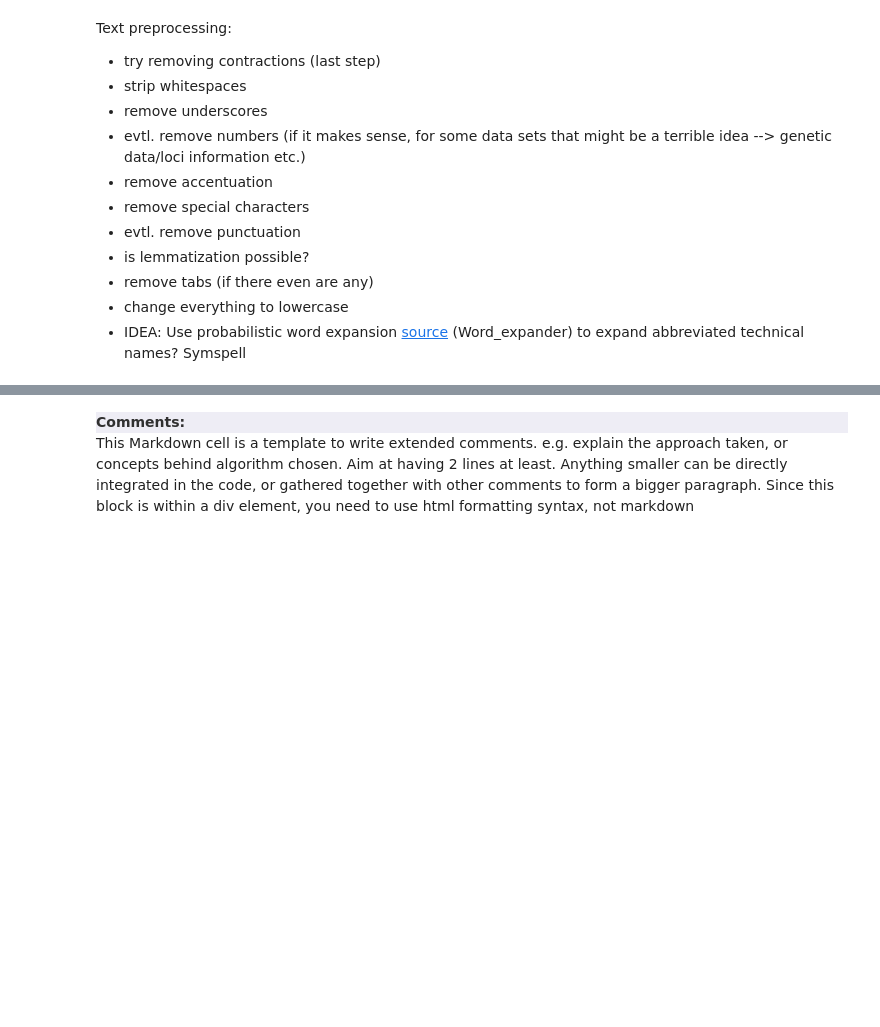
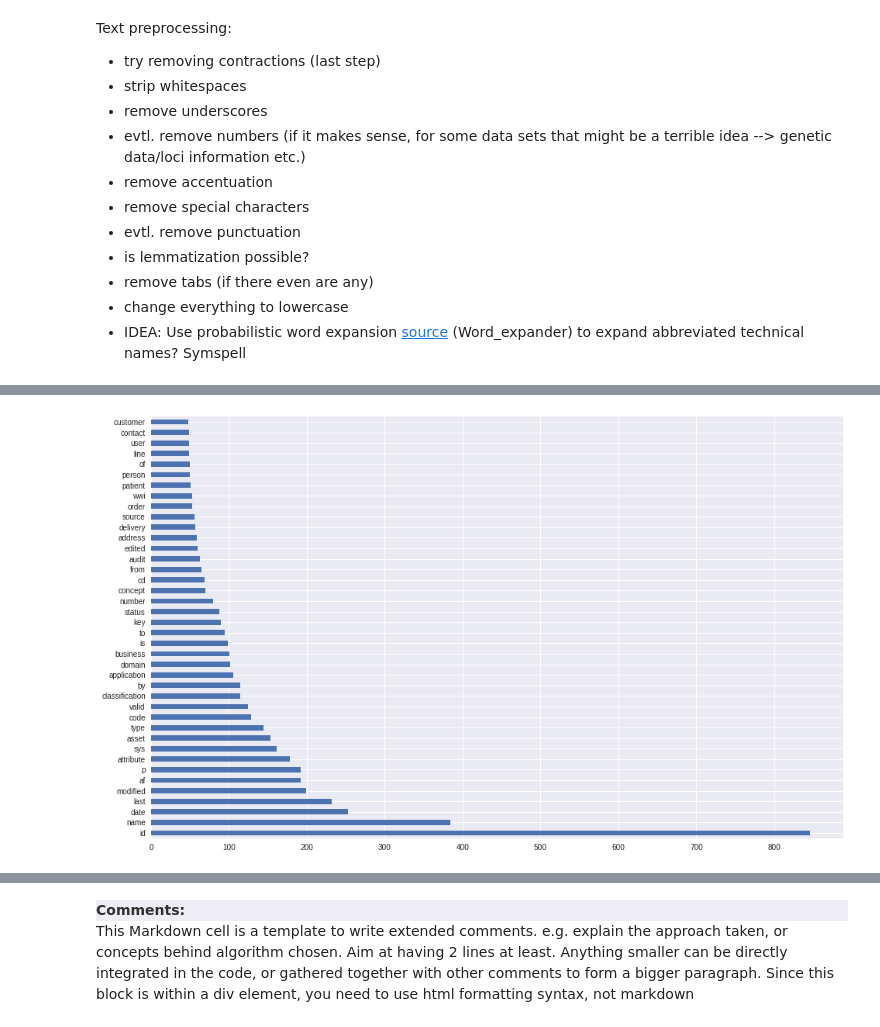
Before and after one commit to mmonch/Sidecar_Project, a Jupyter notebook: notebooks/Sidecar_Project_EDA.ipynb, the cells around one changed output, grey strips where cells are left out. Drawn from its saved outputs; the diff is of its cells as text; code cells hidden in the pictures; blank space fills up the shorter version.

```diff
--- a/notebooks/Sidecar_Project_EDA.ipynb
+++ b/notebooks/Sidecar_Project_EDA.ipynb
@@ -143,0 +331,29 @@ Text preprocessing:
+# %%
+# preprocess and normalize Text
+
+# in case text not english
+def remove_accented_chars(text):
+  text = unicodedata.normalize('NFKD', text).encode('ascii', 'ignore').decode('utf-8', 'ignore')
+  return text
+
+# preprocessing
+def pre_process_text(labels):
+  norm_docs = []
+  for string in tqdm.tqdm(labels):
+    string = string.replace("_", " ")
+    string = string.translate(string.maketrans("\n\t\r", "   "))
+    string = remove_accented_chars(string)
+    # and inset a space where a number follows a letter et vice versa
+    string = re.sub(r'(?<=\d)(?=[^\d\s])|(?<=[^\d\s])(?=\d)', ' ', string)
+    # insert space where an uppercase letter follows a lowercase letter
+    string = re.sub(r"(?<![A-Z\W])(?=[A-Z])", " ", string)
+    string = contractions.fix(string)
+    # where XXXX number to XXXX number replace - with to IN PROGRESS
+    string = string.replace("-", " to ")
+    # remove special characters or whitespaces
+    string = re.sub(r"[^a-zA-Z0-9\s]", "", string, flags=re.I|re.A)
+    string = string.lower()
+    string = string.strip()
+    string = string.split(" ")
+    norm_docs.append(string)
+  return norm_docs
@@ -143,0 +401,14 @@ Text preprocessing:
+# %%
+data["prep_tech_data"] = pre_process_text(data["Attribute_Technical_Name"])
+# %%
+data["prep_business_data"]= pre_process_text(data["Attribute_Technical_Name"])
+# %%
+prep_tech_data = pre_process_text(data["Attribute_Technical_Name"])
+tech_word_list = sum(prep_tech_data, [])
+tech_word_series = pd.Series(tech_word_list)
+tech_word_series.value_counts()[:40].plot(kind="barh")
+fig = plt.gcf()
+fig.set_size_inches(16,10)
+plt.show()
+# %% [output]
+[figure, added]
```
Also changed, not shown: parts of 75 cells of this notebook.
